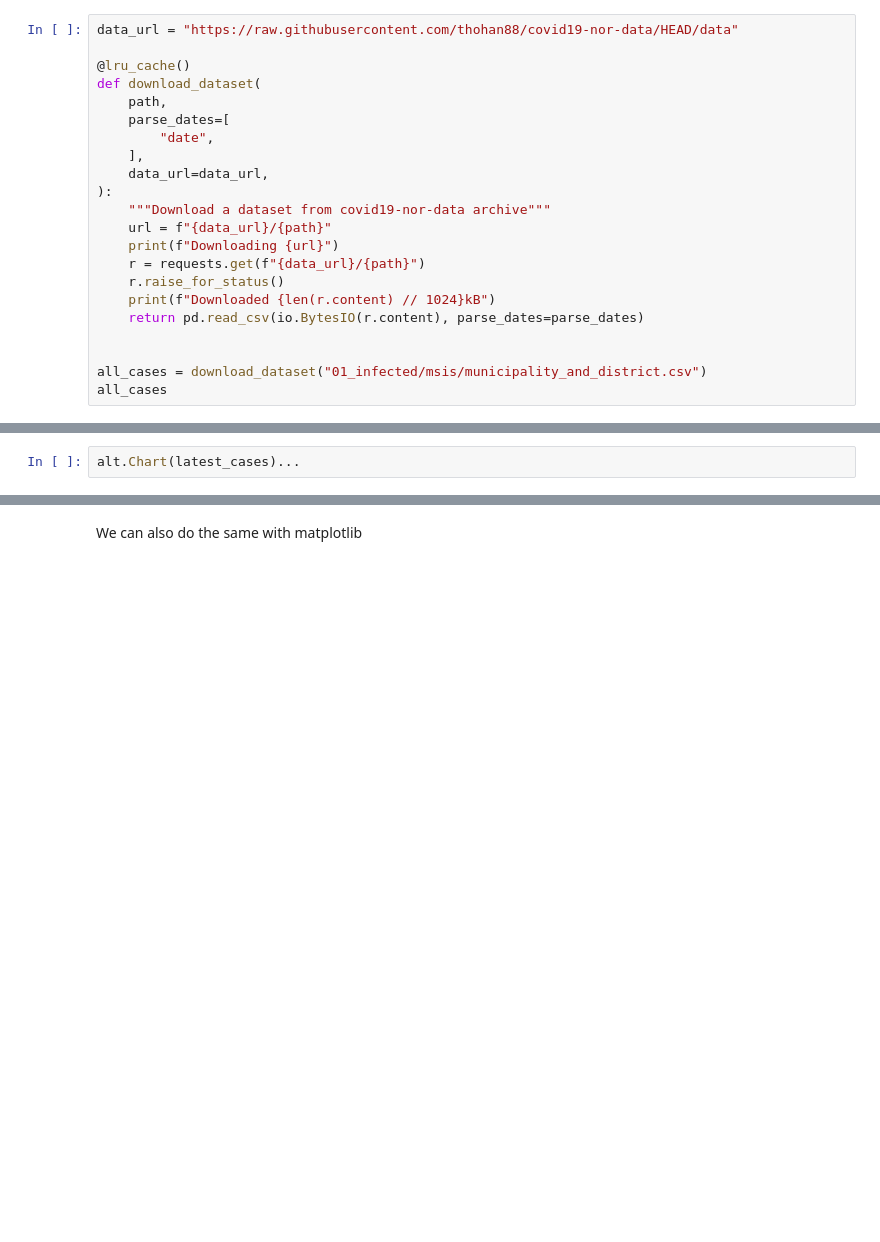
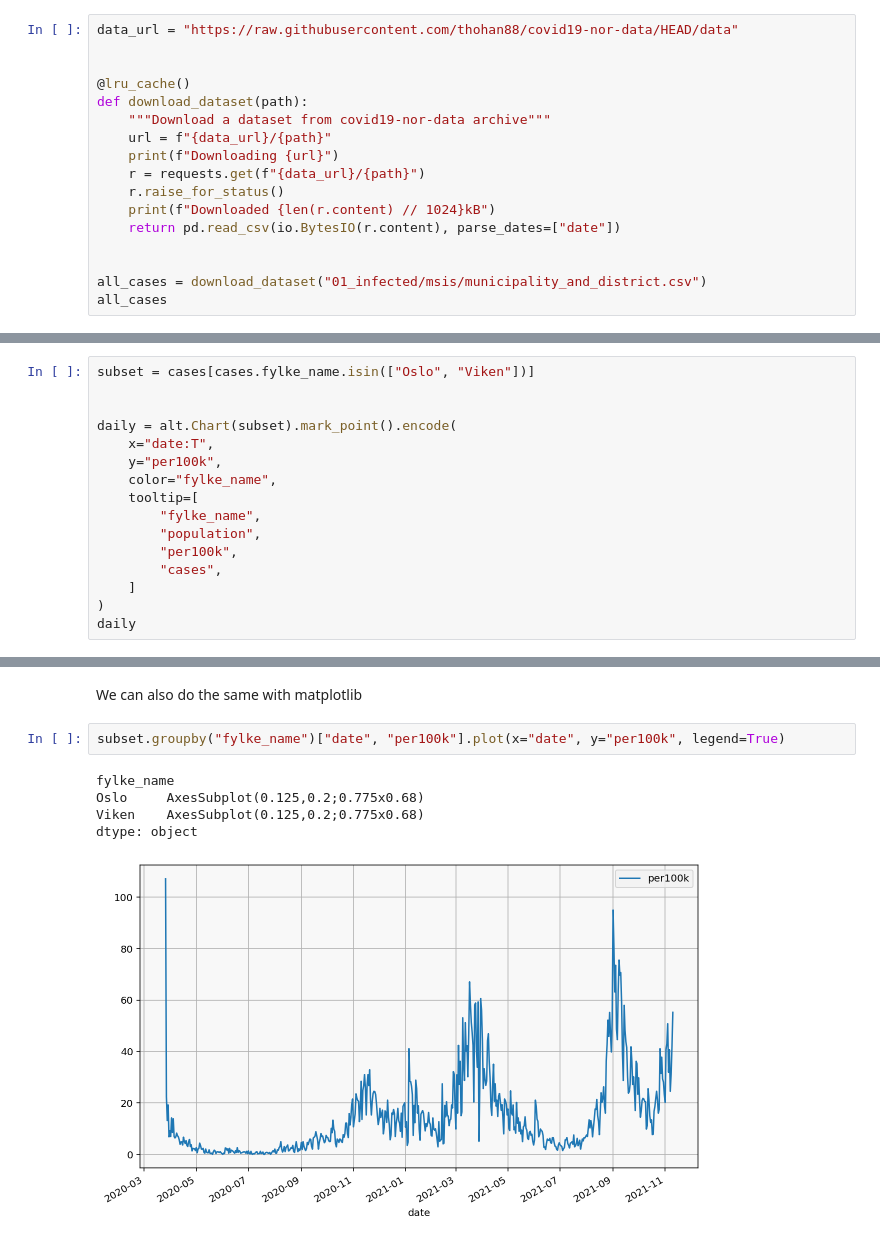
Before and after one commit to UiO-IN3110/UiO-IN3110.github.io, a Jupyter notebook: lectures/12-visualisation/corona-data.ipynb, the cells around one changed output, grey strips where cells are left out. Drawn from its saved outputs; the diff is of its cells as text; blank space fills up the shorter version.

```diff
--- a/lectures/12-visualisation/corona-data.ipynb
+++ b/lectures/12-visualisation/corona-data.ipynb
@@ -10,21 +10,16 @@ import matplotlib.pyplot as plt
 # %%
 data_url = "https://raw.githubusercontent.com/thohan88/covid19-nor-data/HEAD/data"
 
+
 @lru_cache()
-def download_dataset(
-    path,
-    parse_dates=[
-        "date",
-    ],
-    data_url=data_url,
-):
+def download_dataset(path):
     """Download a dataset from covid19-nor-data archive"""
     url = f"{data_url}/{path}"
     print(f"Downloading {url}")
     r = requests.get(f"{data_url}/{path}")
     r.raise_for_status()
     print(f"Downloaded {len(r.content) // 1024}kB")
-    return pd.read_csv(io.BytesIO(r.content), parse_dates=parse_dates)
+    return pd.read_csv(io.BytesIO(r.content), parse_dates=["date"])
 
 
 all_cases = download_dataset("01_infected/msis/municipality_and_district.csv")
@@ -75,2 +161,16 @@ latest_cases = cases[-5000:]
 # %%
-alt.Chart(latest_cases)...
+subset = cases[cases.fylke_name.isin(["Oslo", "Viken"])]
+
+
+daily = alt.Chart(subset).mark_point().encode(
+    x="date:T",
+    y="per100k",
+    color="fylke_name",
+    tooltip=[
+        "fylke_name",
+        "population",
+        "per100k",
+        "cases",
+    ]
+)
+daily
@@ -77,2 +202,10 @@ alt.Chart(latest_cases)...
 # %% [markdown]
 We can also do the same with matplotlib
+# %%
+subset.groupby("fylke_name")["date", "per100k"].plot(x="date", y="per100k", legend=True)
+# %% [output]
+fylke_name
+Oslo     AxesSubplot(0.125,0.2;0.775x0.68)
+Viken    AxesSubplot(0.125,0.2;0.775x0.68)
+dtype: object
+[figure, added]
```
Also changed, not shown: parts of 12 cells of this notebook, 4 other files.
